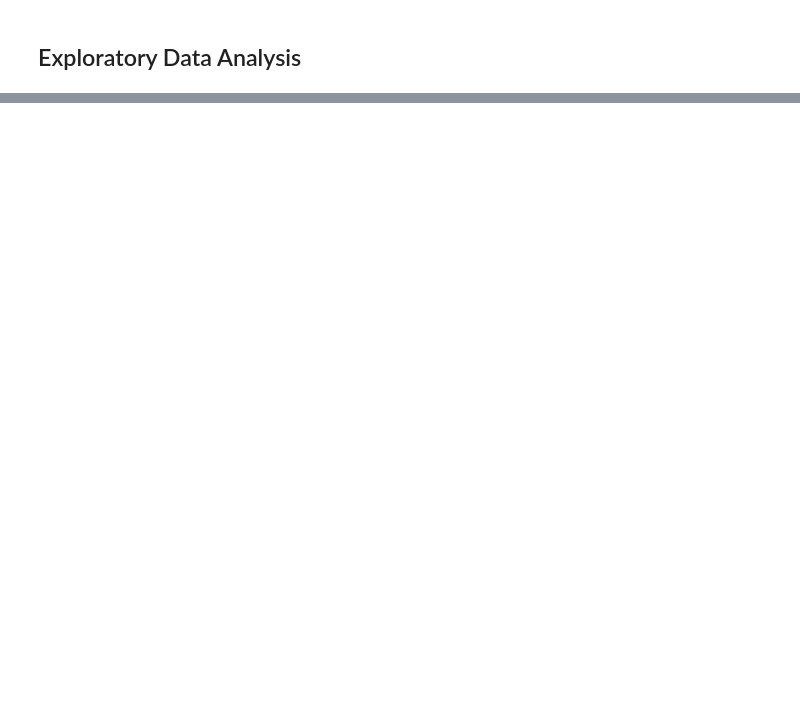
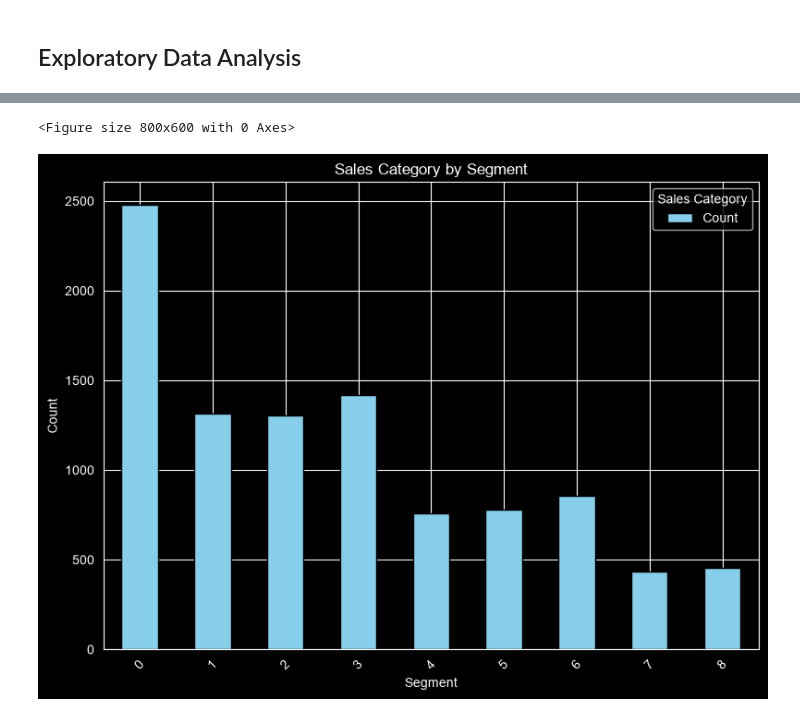
Before and after one commit to IdayatSanni/eda_superstore, a Jupyter notebook: data_eda.ipynb, the cells around one changed output, grey strips where cells are left out. Drawn from its saved outputs; the diff is of its cells as text; code cells hidden in the pictures; blank space fills up the shorter version.

```diff
--- a/data_eda.ipynb
+++ b/data_eda.ipynb
@@ -74,0 +272,41 @@ df1.head(2)
+# %%
+bins = [0, 50, 200, df1["Sales"].max()]
+
+labels = ["Low", "Medium", "High"]
+
+df1["Sales_Category"] = pd.cut(
+    df1["Sales"],
+    bins=bins,
+    labels=labels,
+    include_lowest=True
+)
+# %%
+# Analyze sales category and segment
+sales_segment = (
+    df1.groupby(["Segment", "Sales_Category"])
+       .size()
+       .reset_index(name="Count")
+)
+
+
+# plot bar chart
+# sett figure
+plt.figure(figsize=(8,6))
+
+sales_segment.plot(
+    kind="bar",
+    figsize=(8,6),
+    color=["skyblue", "orange", "green"],
+    edgecolor="black"
+)
+
+plt.title("Sales Category by Segment")
+plt.xlabel("Segment")
+plt.ylabel("Count")
+plt.xticks(rotation=45)
+plt.legend(title="Sales Category")
+plt.tight_layout()
+plt.show()
+# %% [output]
+<Figure size 800x600 with 0 Axes>
+[figure, added]
```
Also changed, not shown: parts of 28 cells of this notebook.
